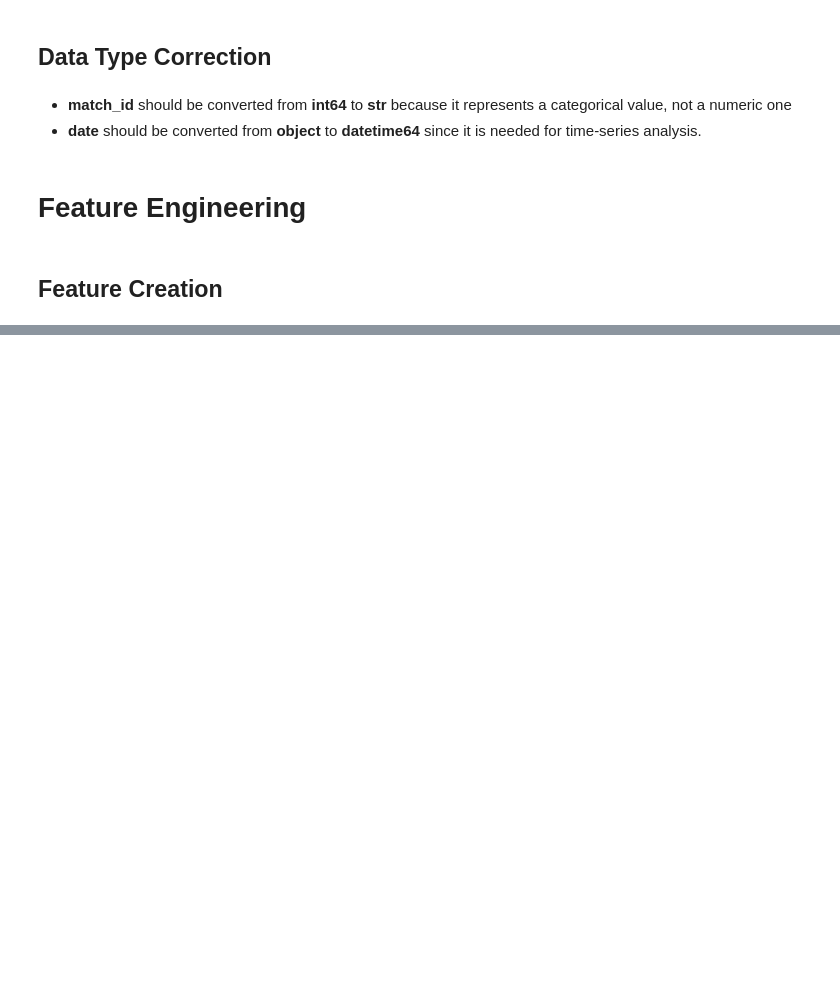
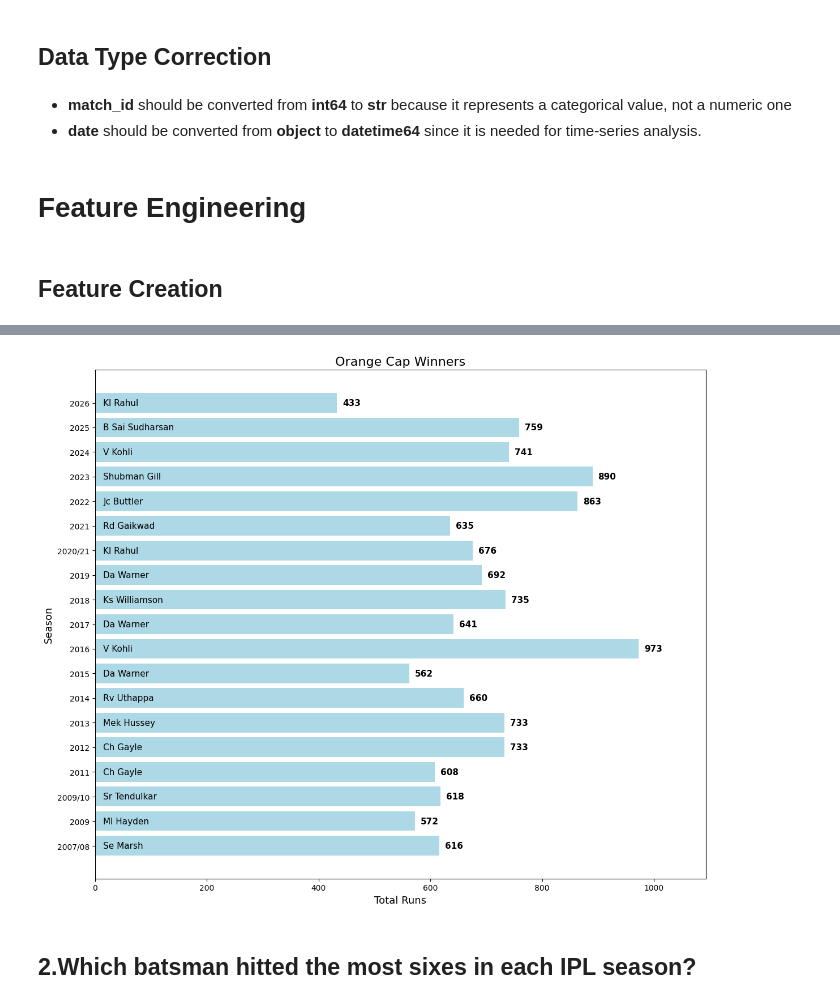
Before and after one commit to PWN-N/Data_Pre-processing, a Jupyter notebook: Cricket_Analysis.ipynb, the cells around one changed output, grey strips where cells are left out. Cells and saved outputs as stored; diff of their text form; code cells hidden in the pictures; blank space fills up the shorter version.

```diff
--- a/Cricket_Analysis.ipynb
+++ b/Cricket_Analysis.ipynb
@@ -276,0 +322,17 @@ df['is_dot_ball'] = (df['total_runs']==0).astype(int)
+# %%
+# Clean and standardize the 'season' column to avoid duplicate groups
+df['season'] = df['season'].astype(str).str.strip()
+
+# Calculate total runs for each batter in each season
+batter_yearly_runs = df.groupby(["season", "batter"])['batter_runs'].sum().reset_index()
+
+# Get the index of the row with the maximum runs for each season
+idx = batter_yearly_runs.groupby('season')['batter_runs'].idxmax()
+
+# Filter to keep only the highest scorer per season and reset index
+orange_cap_winners = batter_yearly_runs.loc[idx].reset_index(drop=True)
+orange_cap_winners = orange_cap_winners.rename(columns={'batter_runs': 'total_runs'})
+
+# Sort chronologically
+orange_cap_winners = orange_cap_winners.sort_values('season').reset_index(drop=True)
+print(orange_cap_winners)
@@ -276,0 +360,23 @@ df['is_dot_ball'] = (df['total_runs']==0).astype(int)
+# %%
+plt.figure(figsize=(12, 10))
+# Plot horizontal bars
+bars = plt.barh(orange_cap_winners['season'], orange_cap_winners['total_runs'], color='lightblue')
+plt.xlabel('Total Runs', fontsize=13)
+plt.ylabel('Season', fontsize=13)
+plt.title('Orange Cap Winners', fontsize=16)
+
+# Loop over the unique positions matching the bar coordinates
+for i, (season, batter, total_runs) in enumerate(zip(orange_cap_winners['season'], orange_cap_winners['batter'], orange_cap_winners['total_runs'])):
+    # Place total_runs outside the bar, aligned to the left of its end position + offset
+    plt.text(total_runs + 10, i, f"{total_runs}", ha='left', va='center', fontsize=11, color='black', weight='bold')
+    # Place batter name inside the bar near the start (left side)
+    plt.text(15, i, batter, ha='left', va='center', fontsize=11, color='black')
+
+# Extend limit slightly more to accommodate the labels outside the bars
+plt.xlim(0, orange_cap_winners['total_runs'].max() + 120)
+plt.tight_layout()
+plt.show()
+# %% [output]
+[figure, added]
+# %% [markdown]
+## 2.Which batsman hitted the most sixes in each IPL season?
```
Also changed, not shown: parts of 43 cells of this notebook.
